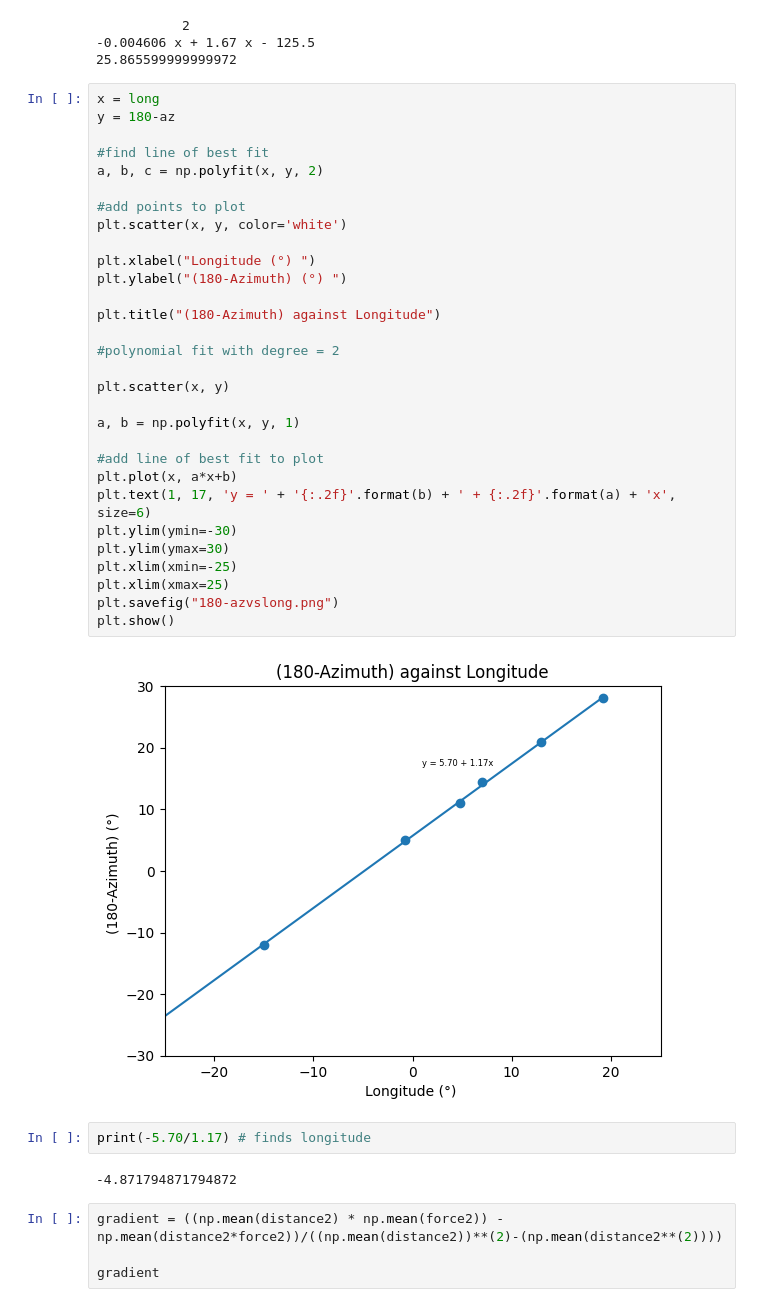
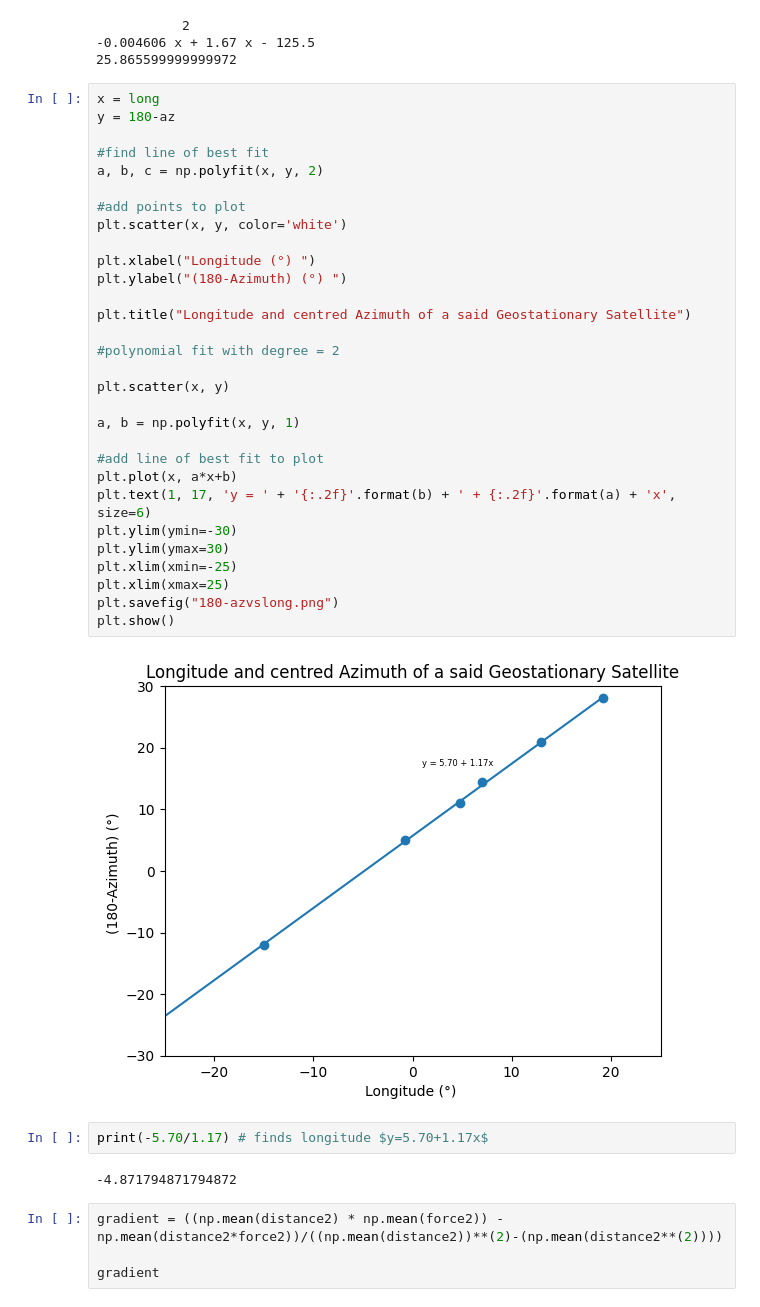
Before and after one commit to ClarkieUK/Data-Analysis, a Jupyter notebook: notebook.ipynb, the cells around one changed output. Saved outputs shown, nothing was run; the diff lists cells and outputs as text.

```diff
--- a/notebook.ipynb
+++ b/notebook.ipynb
@@ -128,37 +128,37 @@ print(-0.004606*180**2+1.67*180-125.5) # finds alpha max
 # %%
 x = long
 y = 180-az
 
 #find line of best fit
 a, b, c = np.polyfit(x, y, 2)
 
 #add points to plot
 plt.scatter(x, y, color='white')
 
 plt.xlabel("Longitude (°) ")
 plt.ylabel("(180-Azimuth) (°) ")
 
-plt.title("(180-Azimuth) against Longitude")
+plt.title("Longitude and centred Azimuth of a said Geostationary Satellite")
 
 #polynomial fit with degree = 2
 
 plt.scatter(x, y)
 
 a, b = np.polyfit(x, y, 1)
 
 #add line of best fit to plot
 plt.plot(x, a*x+b)
 plt.text(1, 17, 'y = ' + '{:.2f}'.format(b) + ' + {:.2f}'.format(a) + 'x', size=6)
 plt.ylim(ymin=-30)
 plt.ylim(ymax=30)
 plt.xlim(xmin=-25)
 plt.xlim(xmax=25)
 plt.savefig("180-azvslong.png")
 plt.show()
 # %% [output]
-[figure, old version]
+[figure, new version]
 # %%
-print(-5.70/1.17) # finds longitude
+print(-5.70/1.17) # finds longitude $y=5.70+1.17x$
 # %% [output]
 -4.871794871794872
 # %%
```
Also changed, not shown: parts of 1 cell of this notebook, 3 other files.
